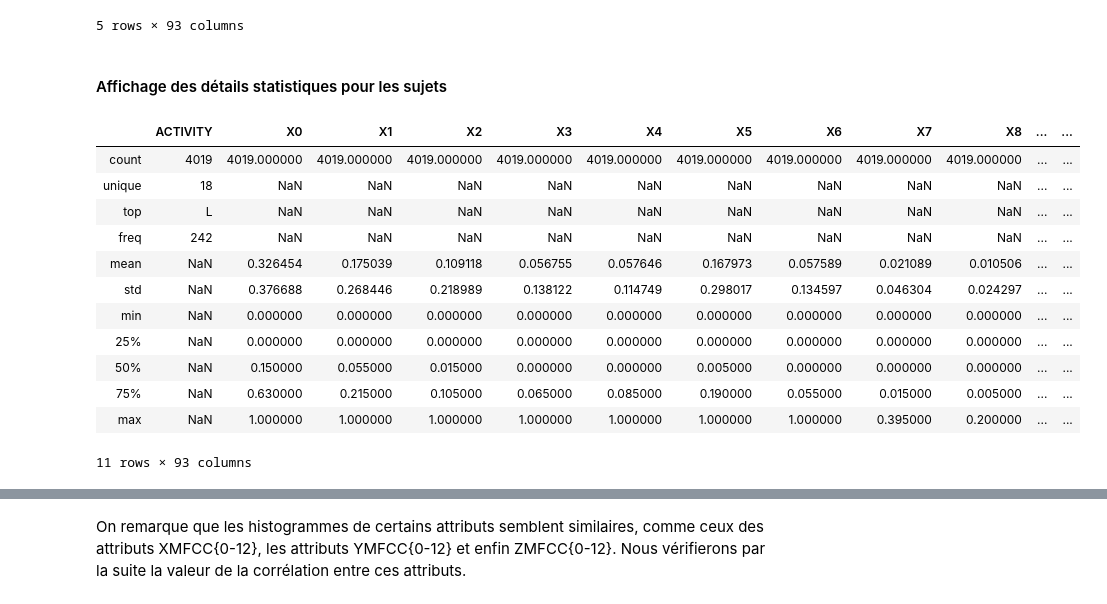
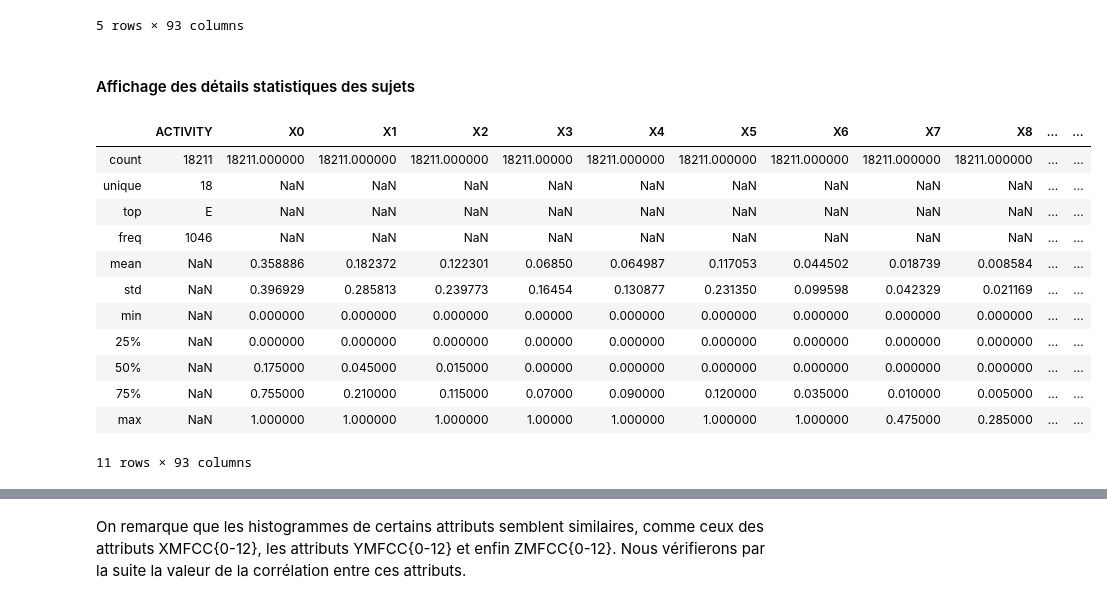
Before and after one commit to BaptisteSaintArnoult/human-activity-recognition, a Jupyter notebook: impersonnal_model_Mira.ipynb, the cells around one changed output, grey strips where cells are left out. Cells and saved outputs as stored; diff of their text form; code cells hidden in the pictures.

```diff
--- a/impersonnal_model_Mira.ipynb
+++ b/impersonnal_model_Mira.ipynb
@@ -106 +103,5 @@ def load_multiple_wisdm_data(subjectToExtractNumber, device, sensor, method):
+# %%
+#Methode 1 : Récupération de toutes les données provenant des accéléromètre des smartwatches
+DATA_NUMBER = 50
+data_watch_accel = load_multiple_wisdm_data(DATA_NUMBER, 'watch', 'accel', 1)
 # %%
@@ -121,0 +121,11 @@ dataFrame = create_dataFrame_fromArff(collection2)
+# %%
+import numpy as np
+
+# Vérification de valeurs manquantes
+data_watch_accel = data_watch_accel.replace('?',np.NaN)
+print('Number of instances = %d' % (data_watch_accel.shape[0]))
+print('Number of attributes = %d' % (data_watch_accel.shape[1]))
+
+print('Number of missing values:')
+for col in data_watch_accel.columns:
+    print('\t%s: %d' % (col,data_watch_accel[col].isna().sum()))
@@ -160,0 +160,5 @@ Il n'y a pas de valeurs manquantes dans les données ni de doublons
+# %%
+# Suppresion des doublons
+print('Number of rows before discarding duplicates = %d' % (data_watch_accel.shape[0]))
+data_watch_accel = data_watch_accel.drop_duplicates()
+print('Number of rows after discarding duplicates = %d' % (data_watch_accel.shape[0]))
@@ -189,22 +198,22 @@ collection1.head()
 | 4 | A | 0.0 | 0.0 | 0.0 | 0.000 | 0.015 | 0.260 | 0.325 | 0.230 | 0.110 | ... | ... |
 5 rows × 93 columns
 # %% [markdown]
-#### Affichage des détails statistiques pour les sujets
+#### Affichage des détails statistiques des sujets
 # %%
-collection1.describe(include='all')
+data_watch_accel.describe(include='all')
 # %% [output]
 |  | ACTIVITY | X0 | X1 | X2 | X3 | X4 | X5 | X6 | X7 | X8 | ... | ... |
-| count | 4019 | 4019.000000 | 4019.000000 | 4019.000000 | 4019.000000 | 4019.000000 | 4019.000000 | 4019.000000 | 4019.000000 | 4019.000000 | ... | ... |
+| count | 18211 | 18211.000000 | 18211.000000 | 18211.000000 | 18211.00000 | 18211.000000 | 18211.000000 | 18211.000000 | 18211.000000 | 18211.000000 | ... | ... |
 | unique | 18 | NaN | NaN | NaN | NaN | NaN | NaN | NaN | NaN | NaN | ... | ... |
-| top | L | NaN | NaN | NaN | NaN | NaN | NaN | NaN | NaN | NaN | ... | ... |
-| freq | 242 | NaN | NaN | NaN | NaN | NaN | NaN | NaN | NaN | NaN | ... | ... |
-| mean | NaN | 0.326454 | 0.175039 | 0.109118 | 0.056755 | 0.057646 | 0.167973 | 0.057589 | 0.021089 | 0.010506 | ... | ... |
-| std | NaN | 0.376688 | 0.268446 | 0.218989 | 0.138122 | 0.114749 | 0.298017 | 0.134597 | 0.046304 | 0.024297 | ... | ... |
-| min | NaN | 0.000000 | 0.000000 | 0.000000 | 0.000000 | 0.000000 | 0.000000 | 0.000000 | 0.000000 | 0.000000 | ... | ... |
-| 25% | NaN | 0.000000 | 0.000000 | 0.000000 | 0.000000 | 0.000000 | 0.000000 | 0.000000 | 0.000000 | 0.000000 | ... | ... |
-| 50% | NaN | 0.150000 | 0.055000 | 0.015000 | 0.000000 | 0.000000 | 0.005000 | 0.000000 | 0.000000 | 0.000000 | ... | ... |
-| 75% | NaN | 0.630000 | 0.215000 | 0.105000 | 0.065000 | 0.085000 | 0.190000 | 0.055000 | 0.015000 | 0.005000 | ... | ... |
-| max | NaN | 1.000000 | 1.000000 | 1.000000 | 1.000000 | 1.000000 | 1.000000 | 1.000000 | 0.395000 | 0.200000 | ... | ... |
+| top | E | NaN | NaN | NaN | NaN | NaN | NaN | NaN | NaN | NaN | ... | ... |
+| freq | 1046 | NaN | NaN | NaN | NaN | NaN | NaN | NaN | NaN | NaN | ... | ... |
+| mean | NaN | 0.358886 | 0.182372 | 0.122301 | 0.06850 | 0.064987 | 0.117053 | 0.044502 | 0.018739 | 0.008584 | ... | ... |
+| std | NaN | 0.396929 | 0.285813 | 0.239773 | 0.16454 | 0.130877 | 0.231350 | 0.099598 | 0.042329 | 0.021169 | ... | ... |
+| min | NaN | 0.000000 | 0.000000 | 0.000000 | 0.00000 | 0.000000 | 0.000000 | 0.000000 | 0.000000 | 0.000000 | ... | ... |
+| 25% | NaN | 0.000000 | 0.000000 | 0.000000 | 0.00000 | 0.000000 | 0.000000 | 0.000000 | 0.000000 | 0.000000 | ... | ... |
+| 50% | NaN | 0.175000 | 0.045000 | 0.015000 | 0.00000 | 0.000000 | 0.000000 | 0.000000 | 0.000000 | 0.000000 | ... | ... |
+| 75% | NaN | 0.755000 | 0.210000 | 0.115000 | 0.07000 | 0.090000 | 0.120000 | 0.035000 | 0.010000 | 0.005000 | ... | ... |
+| max | NaN | 1.000000 | 1.000000 | 1.000000 | 1.00000 | 1.000000 | 1.000000 | 1.000000 | 0.475000 | 0.285000 | ... | ... |
 11 rows × 93 columns
 # %%
 pd.set_option('display.max_rows', 50)
```
Also changed, not shown: parts of 74 cells of this notebook, 1 other file.
